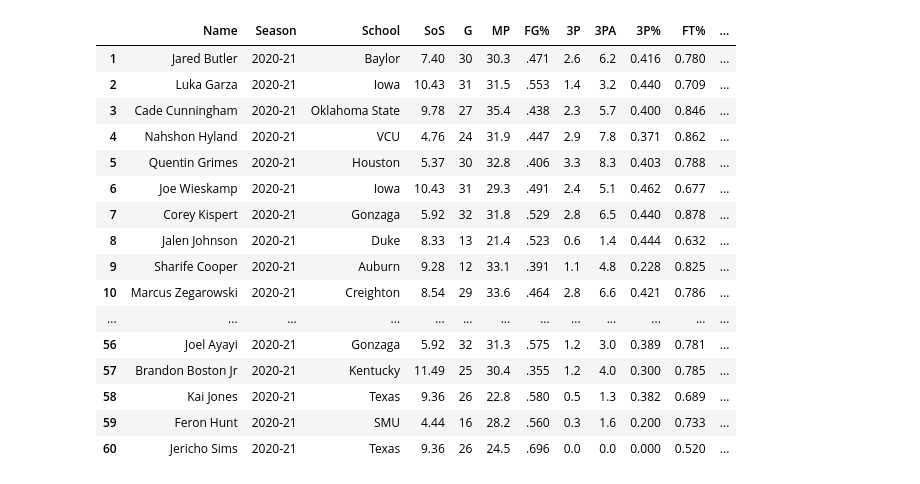
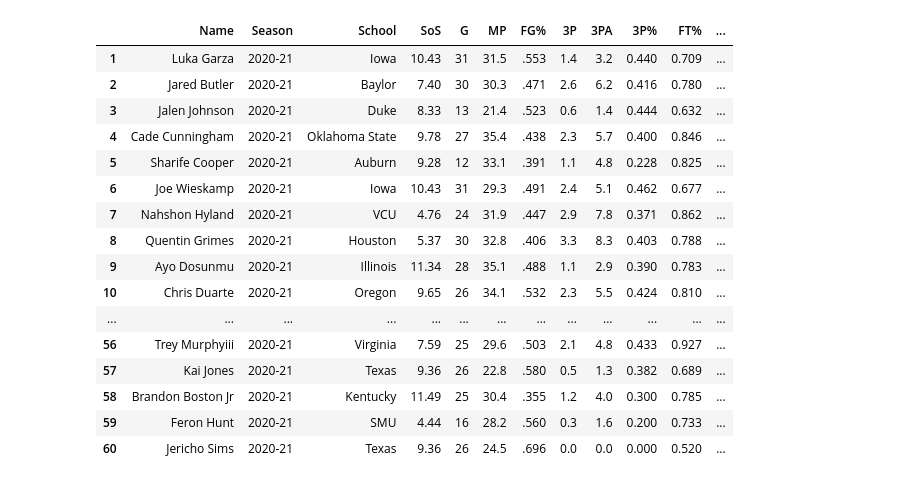
Before and after one commit to EvanJW7/2021-NBA-Draft-Prospect-Stats, a Jupyter notebook: 2021 Stats/2021.ipynb, the cells around one changed output. Drawn from its saved outputs; the diff is of its cells as text; code cells hidden in the pictures.

```diff
--- a/2021 Stats/2021.ipynb
+++ b/2021 Stats/2021.ipynb
@@ -63,49 +63,49 @@ table['PF'] = table['PF'].astype(float)
 table['FT%'] = table['FT%'].astype(float)
 table['3P%'] = table['3P%'].astype(float)
 
 per40 = 40/table['MP']
 
-table["Player Grade"] = ((table['PTS']*per40) + (table['TRB']*1.25*per40) + (table['AST']*2*per40) +
-(table['BLK']*3*per40) + (table['STL']*3*per40) + (table['3P']*7*per40)+ (table['FT%']*7) + (table['SOS']) +
+table["Player Grade"] = ((table['PTS']*per40) + (table['TRB']*1.5*per40) + (table['AST']*2*per40) +
+(table['BLK']*3*per40) + (table['STL']*3*per40) + (table['3P']*5*per40)+ (table['FT%']*7) + (table['SOS']) +
 (table['3P%']*10))
 
-table["Player Grade"] = table["Player Grade"]*1.10
+table["Player Grade"] = table["Player Grade"]*1.15
 table["Player Grade"] = (round(table["Player Grade"]))
 table["Player Grade"]= table["Player Grade"].astype(int)
 
 table = table.sort_values(by= "Player Grade", ascending=False)
 table.insert(4, 'SoS', table['SOS'])
 table.reset_index(drop = True, inplace=True)
 import numpy as np
 table.index = np.arange(1, len(table)+1)
 del table['SOS']
 del table['Conf']
 del table['ORB']
 del table['DRB']
 del table['GS']
 del table['FG']
 del table['FGA']
 del table['FT']
 del table['FTA']
 del table['2P']
 del table['2PA']
 del table['2P%']
 table
 # %% [output]
 |  | Name | Season | School | SoS | G | MP | FG% | 3P | 3PA | 3P% | FT% | ... |
-| 1 | Jared Butler | 2020-21 | Baylor | 7.40 | 30 | 30.3 | .471 | 2.6 | 6.2 | 0.416 | 0.780 | ... |
-| 2 | Luka Garza | 2020-21 | Iowa | 10.43 | 31 | 31.5 | .553 | 1.4 | 3.2 | 0.440 | 0.709 | ... |
-| 3 | Cade Cunningham | 2020-21 | Oklahoma State | 9.78 | 27 | 35.4 | .438 | 2.3 | 5.7 | 0.400 | 0.846 | ... |
-| 4 | Nahshon Hyland | 2020-21 | VCU | 4.76 | 24 | 31.9 | .447 | 2.9 | 7.8 | 0.371 | 0.862 | ... |
-| 5 | Quentin Grimes | 2020-21 | Houston | 5.37 | 30 | 32.8 | .406 | 3.3 | 8.3 | 0.403 | 0.788 | ... |
+| 1 | Luka Garza | 2020-21 | Iowa | 10.43 | 31 | 31.5 | .553 | 1.4 | 3.2 | 0.440 | 0.709 | ... |
+| 2 | Jared Butler | 2020-21 | Baylor | 7.40 | 30 | 30.3 | .471 | 2.6 | 6.2 | 0.416 | 0.780 | ... |
+| 3 | Jalen Johnson | 2020-21 | Duke | 8.33 | 13 | 21.4 | .523 | 0.6 | 1.4 | 0.444 | 0.632 | ... |
+| 4 | Cade Cunningham | 2020-21 | Oklahoma State | 9.78 | 27 | 35.4 | .438 | 2.3 | 5.7 | 0.400 | 0.846 | ... |
+| 5 | Sharife Cooper | 2020-21 | Auburn | 9.28 | 12 | 33.1 | .391 | 1.1 | 4.8 | 0.228 | 0.825 | ... |
 | 6 | Joe Wieskamp | 2020-21 | Iowa | 10.43 | 31 | 29.3 | .491 | 2.4 | 5.1 | 0.462 | 0.677 | ... |
-| 7 | Corey Kispert | 2020-21 | Gonzaga | 5.92 | 32 | 31.8 | .529 | 2.8 | 6.5 | 0.440 | 0.878 | ... |
-| 8 | Jalen Johnson | 2020-21 | Duke | 8.33 | 13 | 21.4 | .523 | 0.6 | 1.4 | 0.444 | 0.632 | ... |
-| 9 | Sharife Cooper | 2020-21 | Auburn | 9.28 | 12 | 33.1 | .391 | 1.1 | 4.8 | 0.228 | 0.825 | ... |
-| 10 | Marcus Zegarowski | 2020-21 | Creighton | 8.54 | 29 | 33.6 | .464 | 2.8 | 6.6 | 0.421 | 0.786 | ... |
+| 7 | Nahshon Hyland | 2020-21 | VCU | 4.76 | 24 | 31.9 | .447 | 2.9 | 7.8 | 0.371 | 0.862 | ... |
+| 8 | Quentin Grimes | 2020-21 | Houston | 5.37 | 30 | 32.8 | .406 | 3.3 | 8.3 | 0.403 | 0.788 | ... |
+| 9 | Ayo Dosunmu | 2020-21 | Illinois | 11.34 | 28 | 35.1 | .488 | 1.1 | 2.9 | 0.390 | 0.783 | ... |
+| 10 | Chris Duarte | 2020-21 | Oregon | 9.65 | 26 | 34.1 | .532 | 2.3 | 5.5 | 0.424 | 0.810 | ... |
 | ... | ... | ... | ... | ... | ... | ... | ... | ... | ... | ... | ... | ... |
-| 56 | Joel Ayayi | 2020-21 | Gonzaga | 5.92 | 32 | 31.3 | .575 | 1.2 | 3.0 | 0.389 | 0.781 | ... |
-| 57 | Brandon Boston Jr | 2020-21 | Kentucky | 11.49 | 25 | 30.4 | .355 | 1.2 | 4.0 | 0.300 | 0.785 | ... |
-| 58 | Kai Jones | 2020-21 | Texas | 9.36 | 26 | 22.8 | .580 | 0.5 | 1.3 | 0.382 | 0.689 | ... |
+| 56 | Trey Murphyiii | 2020-21 | Virginia | 7.59 | 25 | 29.6 | .503 | 2.1 | 4.8 | 0.433 | 0.927 | ... |
+| 57 | Kai Jones | 2020-21 | Texas | 9.36 | 26 | 22.8 | .580 | 0.5 | 1.3 | 0.382 | 0.689 | ... |
+| 58 | Brandon Boston Jr | 2020-21 | Kentucky | 11.49 | 25 | 30.4 | .355 | 1.2 | 4.0 | 0.300 | 0.785 | ... |
 | 59 | Feron Hunt | 2020-21 | SMU | 4.44 | 16 | 28.2 | .560 | 0.3 | 1.6 | 0.200 | 0.733 | ... |
 | 60 | Jericho Sims | 2020-21 | Texas | 9.36 | 26 | 24.5 | .696 | 0.0 | 0.0 | 0.000 | 0.520 | ... |
```
Also changed, not shown: 1 other file.
